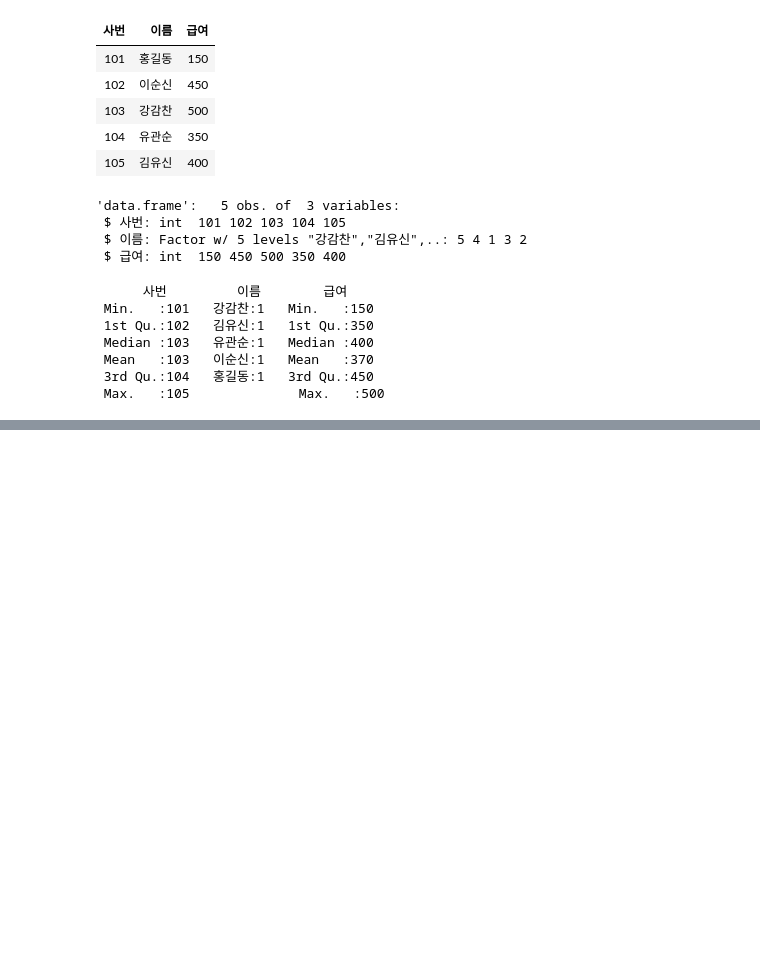
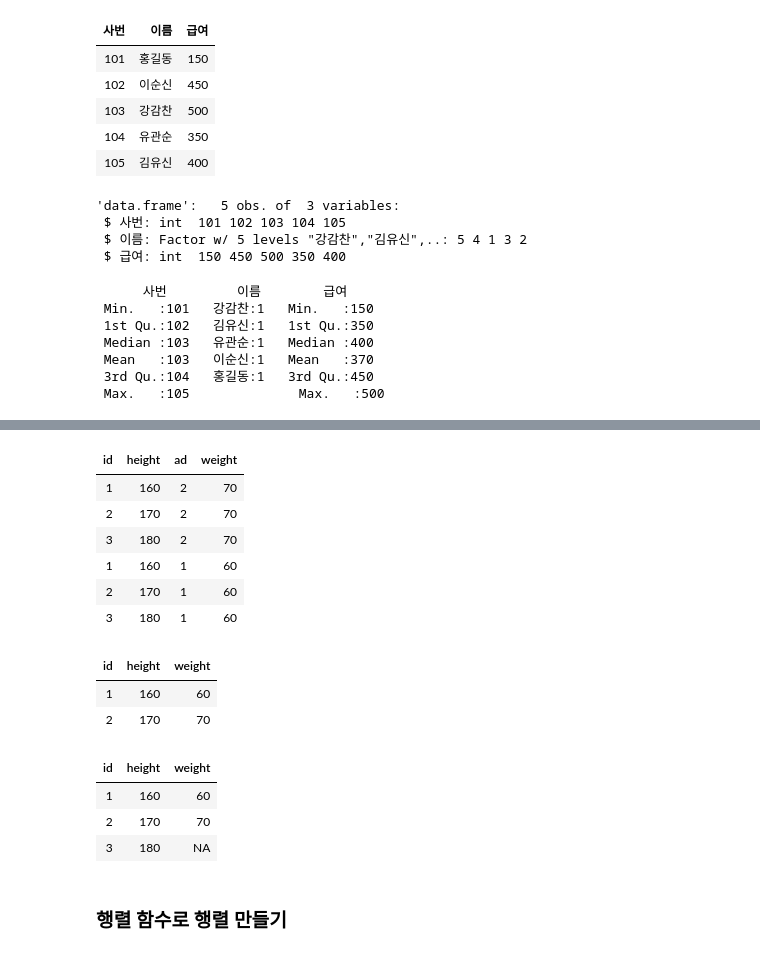
Before and after one commit to HyeogDo/R_study, a Jupyter notebook: 03. 벡터와 데이터프레임.ipynb, the cells around one changed output, grey strips where cells are left out. Saved outputs shown, nothing was run; the diff lists cells and outputs as text; code cells hidden in the pictures; blank space fills up the shorter version.

```diff
--- a/03. 벡터와 데이터프레임.ipynb
+++ b/03. 벡터와 데이터프레임.ipynb
@@ -562,0 +653,5 @@ summary(csvEmp)
+# %%
+# case 1: key 값이 되는 컬럼이 동일하고, data의 개수도 동일한 경우
+
+height <- data.frame(id=1:3, height=c(160,170,180)); height
+weight <- data.frame(id=c(2,1,3), weight=c(70,60,80)); weight
@@ -562,0 +665,5 @@ summary(csvEmp)
+# %%
+# case 2: key값이 되는 컬럼이 동일하지 않고, 각각의 data 개수도 다를 경우
+
+height <- data.frame(id=1:3, height=c(160,170,180)); height
+weight <- data.frame(ad=c(2,1), weight=c(70,60)); weight
@@ -562,0 +678,29 @@ summary(csvEmp)
+# %%
+merge(height, weight)
+# %% [output]
+| id | height | ad | weight |
+| 1 | 160 | 2 | 70 |
+| 2 | 170 | 2 | 70 |
+| 3 | 180 | 2 | 70 |
+| 1 | 160 | 1 | 60 |
+| 2 | 170 | 1 | 60 |
+| 3 | 180 | 1 | 60 |
+# %%
+# key를 정의하기 : data가 적은 쪽의 기준으로 merge한다.
+
+merge(x=height, y=weight, by.x='id', by.y='ad')
+# %% [output]
+| id | height | weight |
+| 1 | 160 | 60 |
+| 2 | 170 | 70 |
+# %%
+# data가 많은 쪽을 기준으로 merge
+
+merge(x=height, y=weight, by.x='id', by.y='ad', all.x = T)
+# %% [output]
+| id | height | weight |
+| 1 | 160 | 60 |
+| 2 | 170 | 70 |
+| 3 | 180 | NA |
+# %% [markdown]
+### 행렬 함수로 행렬 만들기
```
Also changed, not shown: parts of 39 cells of this notebook, 4 other files.
